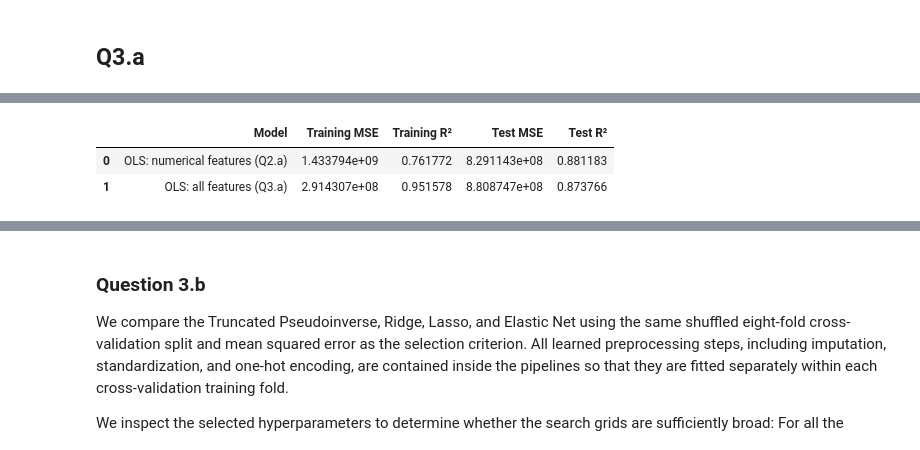
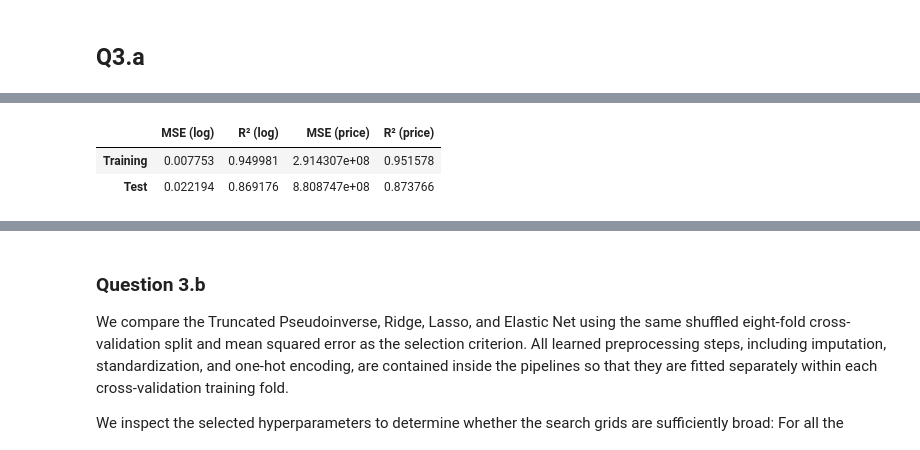
Before and after one commit to minieden/MachineLearningInFinanceProj1, a Jupyter notebook: Coding_Project_1.ipynb, the cells around one changed output, grey strips where cells are left out. Drawn from its saved outputs; the diff is of its cells as text; code cells hidden in the pictures.

```diff
--- a/Coding_Project_1.ipynb
+++ b/Coding_Project_1.ipynb
@@ -905,67 +862,59 @@ from sklearn.decomposition import TruncatedSVD
 from sklearn.linear_model import Ridge, Lasso, ElasticNet, LinearRegression
 from sklearn.model_selection import GridSearchCV, KFold
 from sklearn.preprocessing import FunctionTransformer
+
 # 3.a) Fit OLS using ALL prepared explanatory variables (numerical + categorical).
 #
 # Use the prepared Housing dataset from Question 1.d).
-ols=LinearRegression(fit_intercept=True)
+ols = LinearRegression(fit_intercept=True)
 ols.fit(X_train, y_train)
+
+# The one-hot dummies of each categorical variable sum to the intercept column, so the
+# design matrix is rank-deficient; LinearRegression returns the minimum-norm solution.
+print(f"Design matrix: {X_train.shape[1]} features, rank {np.linalg.matrix_rank(X_train.values)}")
 
 # Required output:
 # - In-sample and out-of-sample MSE and R^2 on the ORIGINAL SalePrice scale.
 # - If the target was transformed, inverse-transform predictions before computing
 #   these metrics.
-
-# Original target scale
+# Original-scale targets (also used in 3.b).
 y_train_orig = np.exp(y_train)
 y_test_orig = np.exp(y_test)
 
-# Metrics for Model 1: OLS with numerical features only (Q2.a)
-y_train_pred_trans_num = ols_num.predict(X_train_num)
-y_test_pred_trans_num = ols_num.predict(X_test_num)
-y_train_pred_original_num = np.exp(y_train_pred_trans_num)
-y_test_pred_original_num = np.exp(y_test_pred_trans_num)
+# evaluate() (defined in 2.a) reports both the log scale and, after exp(), the price scale.
+metrics_all_train = evaluate(ols, X_train, y_train)
+metrics_all_test = evaluate(ols, X_test, y_test)
 
-mse_train_original_num = mean_squared_error(y_train_orig, y_train_pred_original_num)
-mse_test_original_num = mean_squared_error(y_test_orig, y_test_pred_original_num)
-r2_train_original_num = r2_score(y_train_orig, y_train_pred_original_num)
-r2_test_original_num = r2_score(y_test_orig, y_test_pred_original_num)
-
-# Metrics for Model 2: OLS with all features (Q3.a)
-y_train_pred_trans = ols.predict(X_train)
-y_test_pred_trans = ols.predict(X_test)
-y_train_pred_original = np.exp(y_train_pred_trans)
-y_test_pred_original = np.exp(y_test_pred_trans)
-
-mse_train_original = mean_squared_error(y_train_orig, y_train_pred_original)
-mse_test_original = mean_squared_error(y_test_orig, y_test_pred_original)
-r2_train_original = r2_score(y_train_orig, y_train_pred_original)
-r2_test_original = r2_score(y_test_orig, y_test_pred_original)
-
+print("\n--- Model Performance Summary (OLS, all features) ---")
+display(pd.DataFrame({"Training": metrics_all_train, "Test": metrics_all_test}).T)
 
 # - Compare the results with the regression using only numerical features from
 #   Question 2.a).
 # - Does including the categorical features improve out-of-sample predictive
 #   performance?
 # - How does the gap between in-sample and out-of-sample performance change?
+comparison_ols = pd.DataFrame(
+    {
+        ("Numerical only (2.a)", "Training"): metrics_num_train,
+        ("Numerical only (2.a)", "Test"): metrics_num_test,
+        ("All features (3.a)", "Training"): metrics_all_train,
+        ("All features (3.a)", "Test"): metrics_all_test,
+    }
+).T
 
-comparison_ols = pd.DataFrame([
-    {
-        "Model": "OLS: numerical features (Q2.a)",
-        "Training MSE": mse_train_original_num,
-        "Training R²": r2_train_original_num,
-        "Test MSE": mse_test_original_num,
-        "Test R²": r2_test_original_num
+print("\n--- Comparison with Question 2.a ---")
+display(comparison_ols)
+
+gap = pd.DataFrame({
+    "Numerical only (2.a)": {
+        "R² gap (log)": metrics_num_train["R² (log)"] - metrics_num_test["R² (log)"],
+        "R² gap (price)": metrics_num_train["R² (price)"] - metrics_num_test["R² (price)"],
     },
-    {
-        "Model": "OLS: all features (Q3.a)",
-        "Training MSE": mse_train_original,
-        "Training R²": r2_train_original,
-        "Test MSE": mse_test_original,
-        "Test R²": r2_test_original
-    }
-])
-
-print("\n--- Model Performance Summary ---")
-display(comparison_ols)
+    "All features (3.a)": {
+        "R² gap (log)": metrics_all_train["R² (log)"] - metrics_all_test["R² (log)"],
+        "R² gap (price)": metrics_all_train["R² (price)"] - metrics_all_test["R² (price)"],
+    },
+}).T
+print("\n--- In-sample minus out-of-sample R² ---")
+display(gap)
 # %% [output]
@@ -973,3 +924,3 @@ display(comparison_ols)
-|  | Model | Training MSE | Training R² | Test MSE | Test R² |
-| 0 | OLS: numerical features (Q2.a) | 1.433794e+09 | 0.761772 | 8.291143e+08 | 0.881183 |
-| 1 | OLS: all features (Q3.a) | 2.914307e+08 | 0.951578 | 8.808747e+08 | 0.873766 |
+|  | MSE (log) | R² (log) | MSE (price) | R² (price) |
+| Training | 0.007753 | 0.949981 | 2.914307e+08 | 0.951578 |
+| Test | 0.022194 | 0.869176 | 8.808747e+08 | 0.873766 |
```
Also changed, not shown: parts of 27 cells of this notebook.
